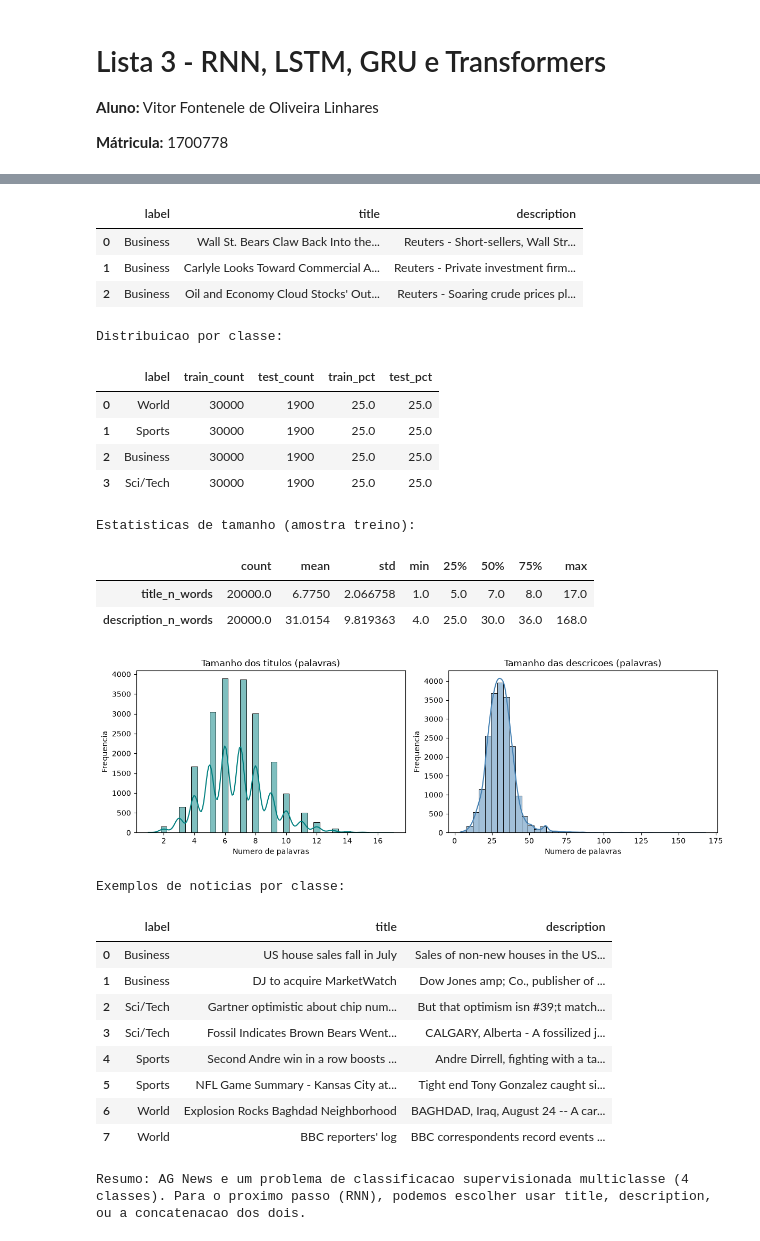
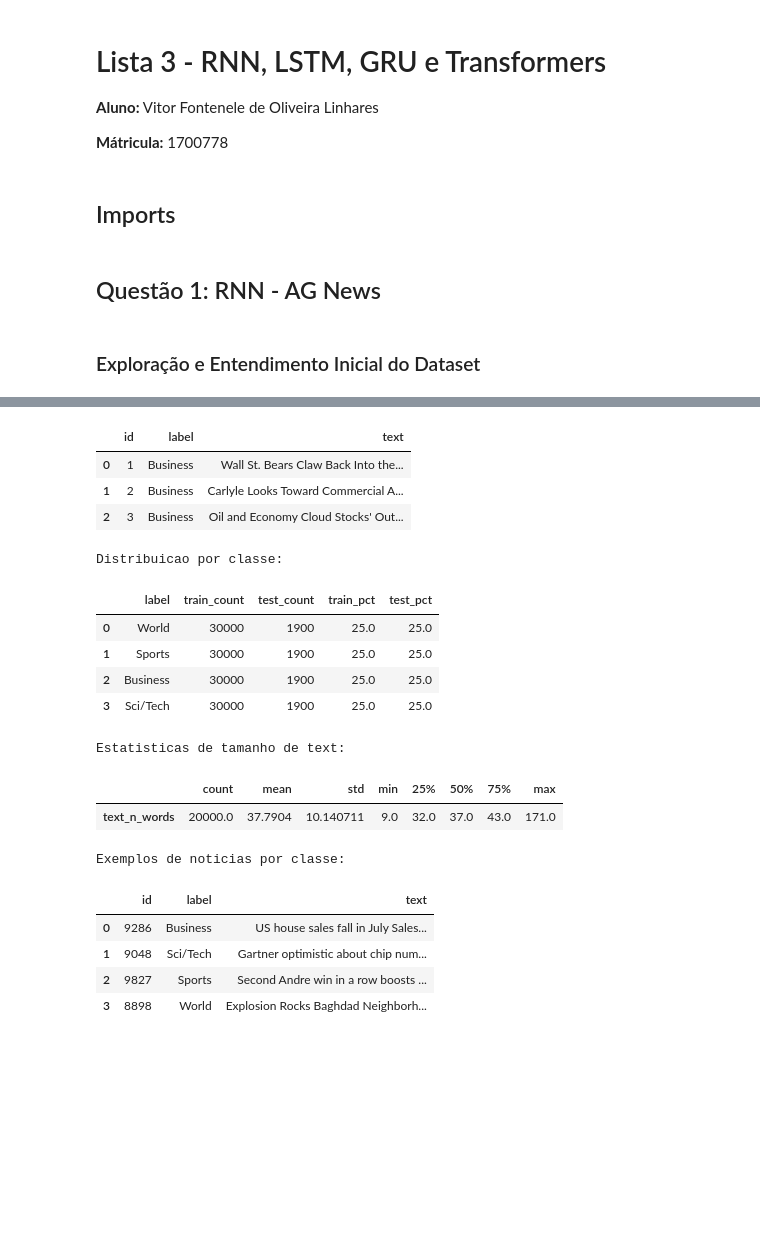
Before and after one commit to Vitorfol/Neural-Networks, a Jupyter notebook: notebooks/rnn_lstm_gru_transformers.ipynb, the cells around one changed output, grey strips where cells are left out. Cells and saved outputs as stored; diff of their text form; code cells hidden in the pictures; blank space fills up the shorter version.

```diff
--- a/notebooks/rnn_lstm_gru_transformers.ipynb
+++ b/notebooks/rnn_lstm_gru_transformers.ipynb
@@ -3,4 +3,6 @@
 **Aluno:** Vitor Fontenele de Oliveira Linhares
 
 **Mátricula:** 1700778
+# %% [markdown]
+## Imports
 # %%
@@ -28,3 +38,7 @@ import pandas as pd
+# %% [markdown]
+## Questão 1: RNN - AG News
+# %% [markdown]
+### Exploração e Entendimento Inicial do Dataset
 # %%
 ds = load_dataset("sh0416/ag_news")
 
@@ -49,16 +63,19 @@ def build_exploration_df(df_raw):
         raise ValueError("Dataset nao possui as colunas esperadas: label, title e description.")
 
     df = df_raw[["label", "title", "description"]].copy()
-    df["label_id"] = normalize_label_to_one_based(df["label"])
-    df["label"] = df["label_id"].map(id2label)
-    df = df[["label", "title", "description", "label_id"]]
+    label_id = normalize_label_to_one_based(df["label"])
+    df["label"] = label_id.map(id2label)
+    df["text"] = (df["title"].astype(str).str.strip() + " " + df["description"].astype(str).str.strip()).str.strip()
+
+    df = df[["label", "text"]].reset_index(drop=True)
+    df.insert(0, "id", df.index + 1)
     return df
 
 df_train = build_exploration_df(df_train_raw)
 df_test = build_exploration_df(df_test_raw)
 
-print("\nPrimeiras linhas (treino):")
-display(df_train[["label", "title", "description"]].head(3))
+print("\nPrimeiras linhas:")
+display(df_train[["id", "label", "text"]].head(3))
 
 train_counts = df_train["label"].value_counts().reindex(["World", "Sports", "Business", "Sci/Tech"], fill_value=0)
 test_counts = df_test["label"].value_counts().reindex(["World", "Sports", "Business", "Sci/Tech"], fill_value=0)
@@ -75,41 +92,21 @@ print("\nDistribuicao por classe:")
 display(dist_df)
 
 sample_df = df_train.sample(n=min(20000, len(df_train)), random_state=42).copy()
-sample_df["title_n_words"] = sample_df["title"].astype(str).str.split().str.len()
-sample_df["description_n_words"] = sample_df["description"].astype(str).str.split().str.len()
+sample_df["text_n_words"] = sample_df["text"].astype(str).str.split().str.len()
 
-print("\nEstatisticas de tamanho (amostra treino):")
-display(sample_df[["title_n_words", "description_n_words"]].describe().T)
-
-fig, axes = plt.subplots(1, 2, figsize=(12, 4))
-sns.histplot(sample_df["title_n_words"], bins=40, kde=True, color="teal", ax=axes[0])
-axes[0].set_title("Tamanho dos titulos")
-axes[0].set_xlabel("Numero de palavras")
-axes[0].set_ylabel("Frequencia")
-
-sns.histplot(sample_df["description_n_words"], bins=40, kde=True, color="steelblue", ax=axes[1])
-axes[1].set_title("Tamanho das descricoes")
-axes[1].set_xlabel("Numero de palavras")
-axes[1].set_ylabel("Frequencia")
-
-plt.tight_layout()
-plt.show()
+print("\nEstatisticas de tamanho de text:")
+display(sample_df[["text_n_words"]].describe().T)
 
 example_parts = []
 for label_name in ["World", "Sports", "Business", "Sci/Tech"]:
     class_df = df_train[df_train["label"] == label_name]
-    class_sample = class_df.sample(n=min(2, len(class_df)), random_state=42)
+    class_sample = class_df.sample(n=min(1, len(class_df)), random_state=42)
     example_parts.append(class_sample)
 
 examples = pd.concat(example_parts, ignore_index=True).sort_values("label").reset_index(drop=True)
 
 print("\nExemplos de noticias por classe:")
-display(examples[["label", "title", "description"]])
-
-print(
-    "Resumo: AG News e um problema de classificacao supervisionada multiclasse (4 classes). "
-    "Para o proximo passo (RNN), podemos escolher usar title, description, ou a concatenacao dos dois."
-)
+display(examples[["id", "label", "text"]])
 # %% [output]
 DatasetDict({
     train: Dataset({
@@ -126,26 +123,19 @@ Primeiras linhas (treino):
-|  | label | title | description |
-| 0 | Business | Wall St. Bears Claw Back Into the... | Reuters - Short-sellers, Wall Str... |
-| 1 | Business | Carlyle Looks Toward Commercial A... | Reuters - Private investment firm... |
-| 2 | Business | Oil and Economy Cloud Stocks' Out... | Reuters - Soaring crude prices pl... |
+|  | id | label | text |
+| 0 | 1 | Business | Wall St. Bears Claw Back Into the... |
+| 1 | 2 | Business | Carlyle Looks Toward Commercial A... |
+| 2 | 3 | Business | Oil and Economy Cloud Stocks' Out... |
 Distribuicao por classe:
 |  | label | train_count | test_count | train_pct | test_pct |
 | 0 | World | 30000 | 1900 | 25.0 | 25.0 |
 | 1 | Sports | 30000 | 1900 | 25.0 | 25.0 |
 | 2 | Business | 30000 | 1900 | 25.0 | 25.0 |
 | 3 | Sci/Tech | 30000 | 1900 | 25.0 | 25.0 |
-Estatisticas de tamanho (amostra treino):
+Estatisticas de tamanho de text:
 |  | count | mean | std | min | 25% | 50% | 75% | max |
-| title_n_words | 20000.0 | 6.7750 | 2.066758 | 1.0 | 5.0 | 7.0 | 8.0 | 17.0 |
-| description_n_words | 20000.0 | 31.0154 | 9.819363 | 4.0 | 25.0 | 30.0 | 36.0 | 168.0 |
+| text_n_words | 20000.0 | 37.7904 | 10.140711 | 9.0 | 32.0 | 37.0 | 43.0 | 171.0 |
-[figure, removed]
 Exemplos de noticias por classe:
-|  | label | title | description |
-| 0 | Business | US house sales fall in July | Sales of non-new houses in the US... |
-| 1 | Business | DJ to acquire MarketWatch | Dow Jones amp; Co., publisher of ... |
-| 2 | Sci/Tech | Gartner optimistic about chip num... | But that optimism isn #39;t match... |
-| 3 | Sci/Tech | Fossil Indicates Brown Bears Went... | CALGARY, Alberta - A fossilized j... |
-| 4 | Sports | Second Andre win in a row boosts ... | Andre Dirrell, fighting with a ta... |
-| 5 | Sports | NFL Game Summary - Kansas City at... | Tight end Tony Gonzalez caught si... |
-| 6 | World | Explosion Rocks Baghdad Neighborhood | BAGHDAD, Iraq, August 24 -- A car... |
-| 7 | World | BBC reporters' log | BBC correspondents record events ... |
+|  | id | label | text |
+| 0 | 9286 | Business | US house sales fall in July Sales... |
+| 1 | 9048 | Sci/Tech | Gartner optimistic about chip num... |
+| 2 | 9827 | Sports | Second Andre win in a row boosts ... |
+| 3 | 8898 | World | Explosion Rocks Baghdad Neighborh... |
-Resumo: AG News e um problema de classificacao supervisionada multiclasse (4 classes). Para o proximo passo (RNN), podemos escolher usar title, description, ou a concatenacao dos dois.
```
Also changed, not shown: parts of 13 cells of this notebook.
